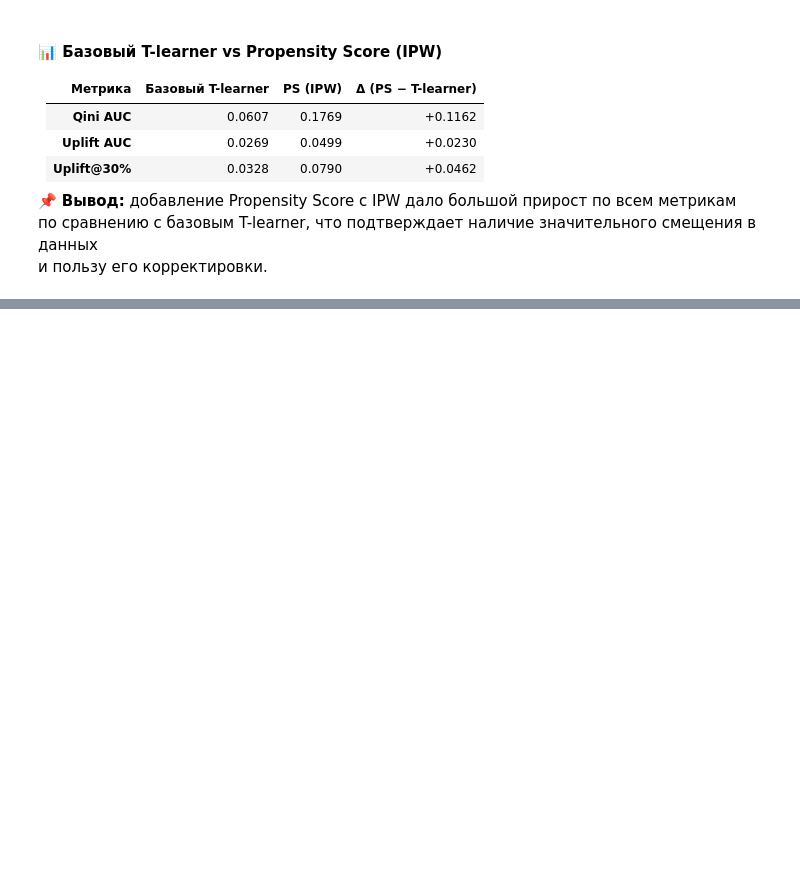
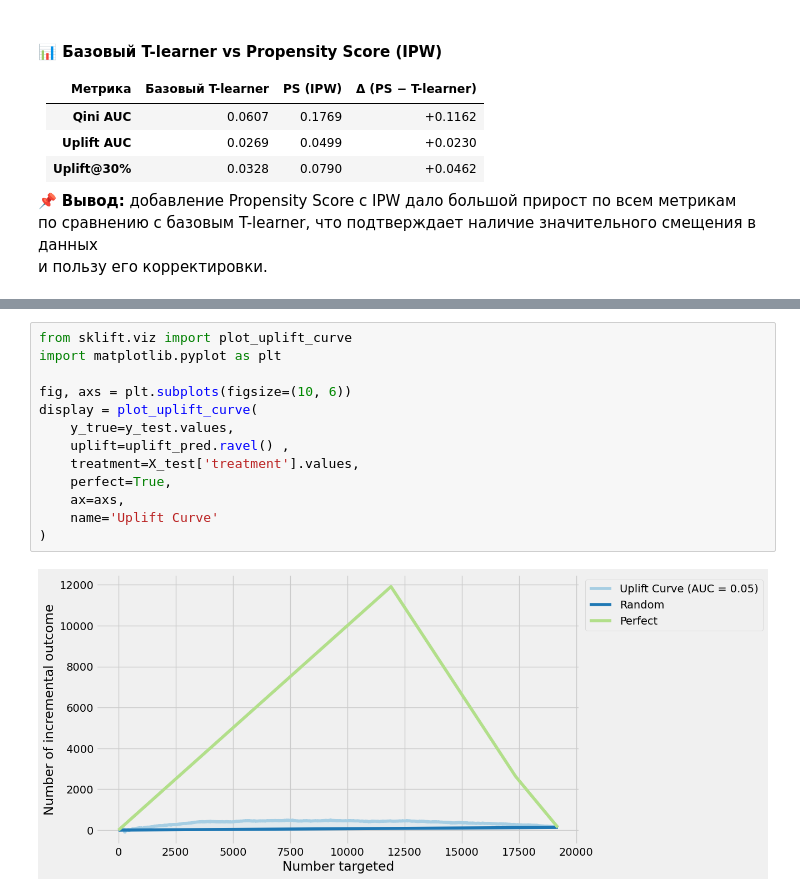
Before and after one commit to alkhrameev/mle-uplift-final-project-2025, a Jupyter notebook: final_project.ipynb, the cells around one changed output, grey strips where cells are left out. Drawn from its saved outputs; the diff is of its cells as text; blank space fills up the shorter version.

```diff
--- a/final_project.ipynb
+++ b/final_project.ipynb
@@ -1599,0 +1623,15 @@ uplift_at_30: 0.0790
+# %%
+from sklift.viz import plot_uplift_curve
+import matplotlib.pyplot as plt
+
+fig, axs = plt.subplots(figsize=(10, 6))
+display = plot_uplift_curve(
+    y_true=y_test.values,
+    uplift=uplift_pred.ravel() ,
+    treatment=X_test['treatment'].values,
+    perfect=True,
+    ax=axs,
+    name='Uplift Curve'
+)
+# %% [output]
+[figure, added]
```
Also changed, not shown: parts of 5 cells of this notebook, 3 other files.
